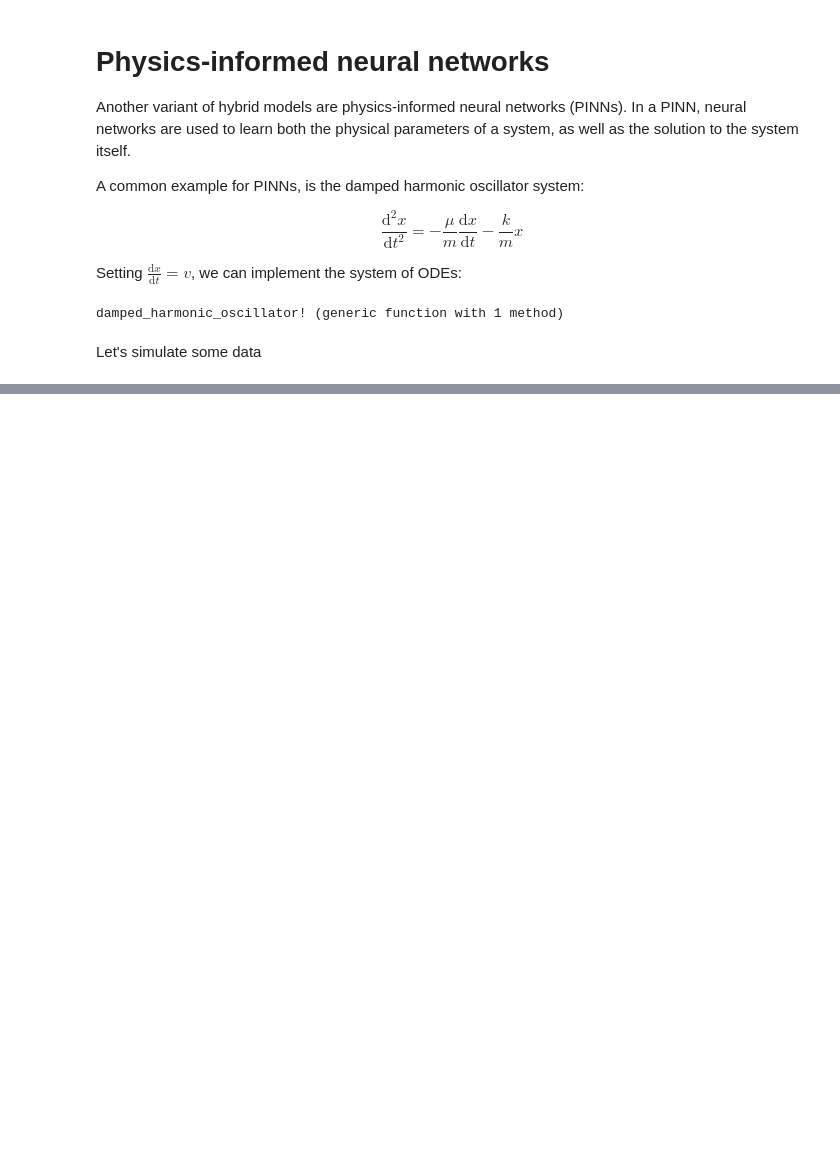
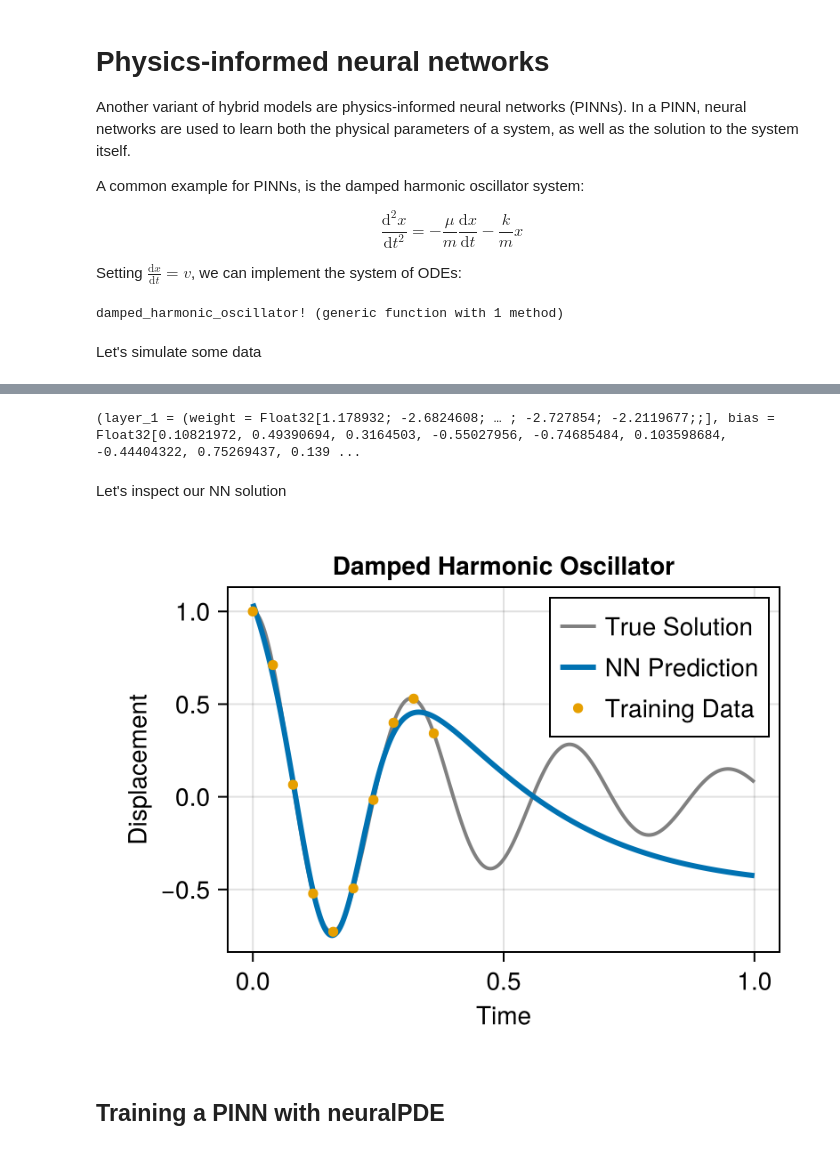
Before and after one commit to ImmunoSystemsBiology/ude-workshop, a Jupyter notebook: 3-pinns.ipynb, the cells around one changed output, grey strips where cells are left out. Drawn from its saved outputs; the diff is of its cells as text; code cells hidden in the pictures; blank space fills up the shorter version.

Commit message:
update pinns

```diff
--- a/3-pinns.ipynb
+++ b/3-pinns.ipynb
@@ -45,0 +110,3 @@ end
+# %%
+network = FullyConnectedNetwork(1, 1, 32, 3)
+result = fit(network, train_data, val_data; epochs=1000, lr=1e-3)
@@ -45,0 +149,23 @@ end
+# %%
+params = result.parameters |> cpu_device()
+# %% [output]
+(layer_1 = (weight = Float32[1.178932; -2.6824608; … ; -2.727854; -2.2119677;;], bias = Float32[0.10821972, 0.49390694, 0.3164503, -0.55027956, -0.74685484, 0.103598684, -0.44404322, 0.75269437, 0.139 ...
+# %% [markdown]
+Let's inspect our NN solution
+# %%
+figure_nn_prediction = let f = Figure(size=(400,300))
+    ax = Axis(f[1, 1], xlabel = "Time", ylabel = "Displacement", title = "Damped Harmonic Oscillator")
+    lines!(ax, sol.t, sol[1, :], color = :gray, label= "True Solution", linewidth=2)
+
+    test_x = Float32.(sol.t')
+    test_y = result.model(test_x, params, Lux.testmode(result.states))[1]
+    lines!(ax, test_x[1,:], test_y[:], color = Makie.wong_colors()[1], label = "NN Prediction", linewidth=3)
+
+    scatter!(ax, x_data, y_data, color = Makie.wong_colors()[2], label = "Training Data", markersize=8)
+    axislegend(ax)
+    f
+end
+# %% [output]
+[figure, added]
+# %% [markdown]
+## Training a PINN with neuralPDE
```
Also changed, not shown: parts of 14 cells of this notebook, 2 other files.
